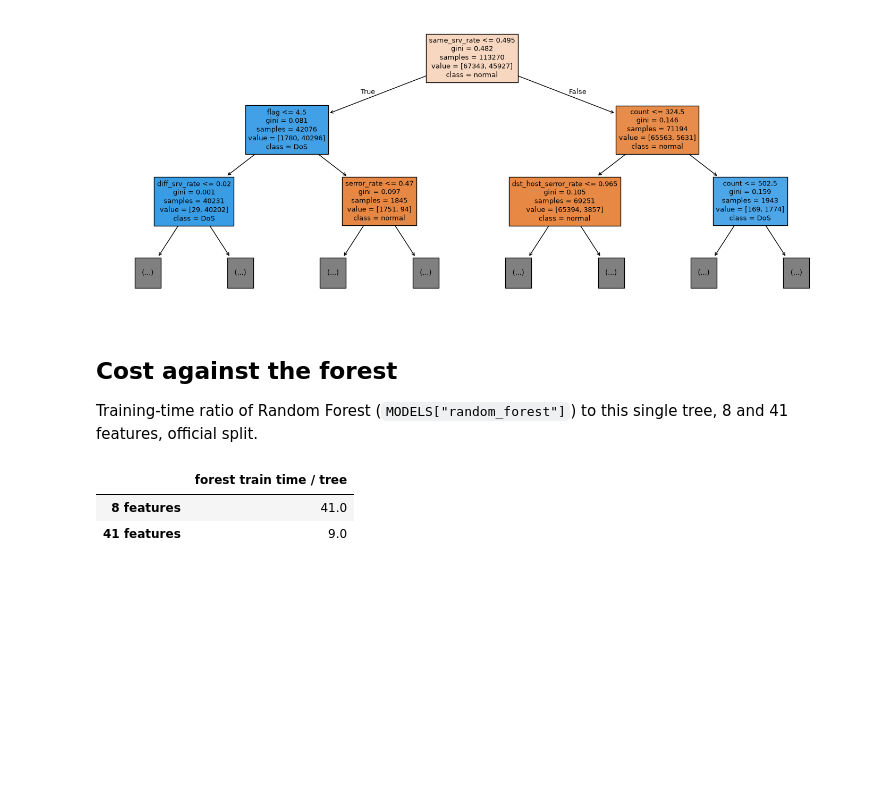
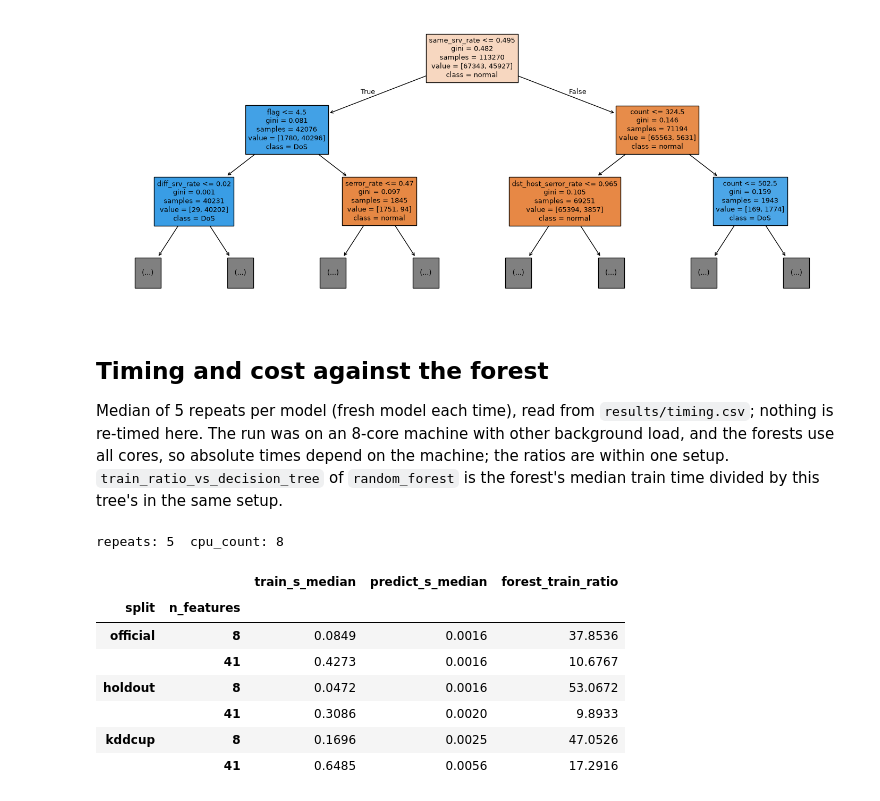
Before and after one commit to jr-cho/ml-network-anomaly-detection, a Jupyter notebook: notebooks/03_decision_tree.ipynb, the cells around one changed output. Drawn from its saved outputs; the diff is of its cells as text; code cells hidden in the pictures; blank space fills up the shorter version.

Commit message:
docs: notebooks and readme report leave-one-attack-out results and measured timings

```diff
--- a/notebooks/03_decision_tree.ipynb
+++ b/notebooks/03_decision_tree.ipynb
@@ -136,19 +136,25 @@ Depth: 28  Leaves: 879
 | srv_serror_rate | 0.0011 |
 [figure]
 # %% [markdown]
-## Cost against the forest
+## Timing and cost against the forest
 
-Training-time ratio of Random Forest (`MODELS["random_forest"]`) to this single tree, 8 and 41 features, official split.
+Median of 5 repeats per model (fresh model each time), read from `results/timing.csv`; nothing is re-timed here. The run was on an 8-core machine with other background load, and the forests use all cores, so absolute times depend on the machine; the ratios are within one setup. `train_ratio_vs_decision_tree` of `random_forest` is the forest's median train time divided by this tree's in the same setup.
 # %%
-forest = {n: evaluate(MODELS["random_forest"](), data[("official", n)]) for n in (8, 41)}
-pd.Series(
-    {
-        f"{n} features": forest[n]["train_time_s"] / results[("official", n)]["train_time_s"]
-        for n in (8, 41)
-    },
-    name="forest train time / tree",
-).round(0).to_frame()
+timing = pd.read_csv(RESULTS_DIR / "timing.csv")
+print("repeats:", timing["repeats"].iloc[0], " cpu_count:", timing["cpu_count"].iloc[0])
+timing = timing.set_index(["split", "n_features"])
+tree_timing = timing[timing["model"] == "decision_tree"][["train_s_median", "predict_s_median"]]
+tree_timing["forest_train_ratio"] = timing[timing["model"] == "random_forest"][
+    "train_ratio_vs_decision_tree"
+]
+tree_timing.round(4)
 # %% [output]
+repeats: 5  cpu_count: 8
-|  | forest train time / tree |
-| 8 features | 41.0 |
-| 41 features | 9.0 |
+|  |  | train_s_median | predict_s_median | forest_train_ratio |
+| split | n_features |  |  |  |
+| official | 8 | 0.0849 | 0.0016 | 37.8536 |
+|  | 41 | 0.4273 | 0.0016 | 10.6767 |
+| holdout | 8 | 0.0472 | 0.0016 | 53.0672 |
+|  | 41 | 0.3086 | 0.0020 | 9.8933 |
+| kddcup | 8 | 0.1696 | 0.0025 | 47.0526 |
+|  | 41 | 0.6485 | 0.0056 | 17.2916 |
```
Also changed, not shown: parts of 8 cells of this notebook, 4 other files.
